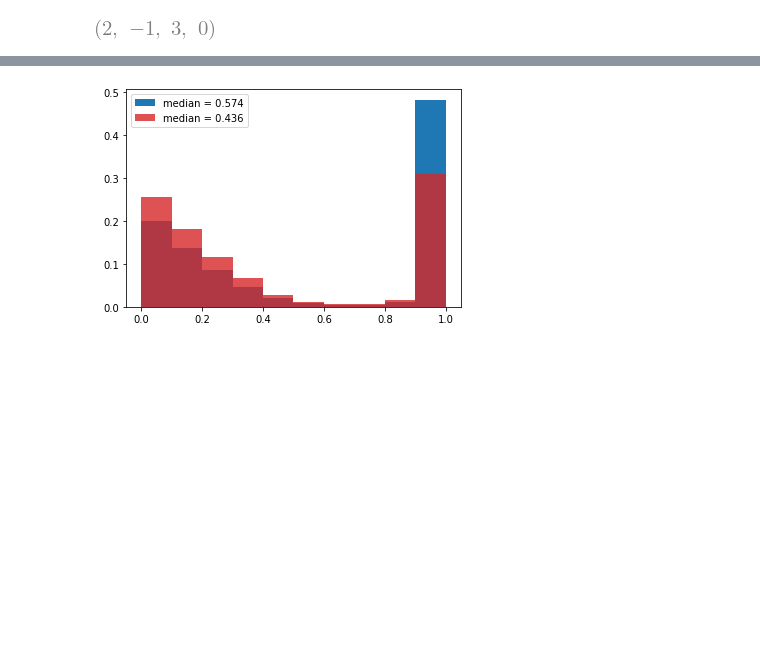
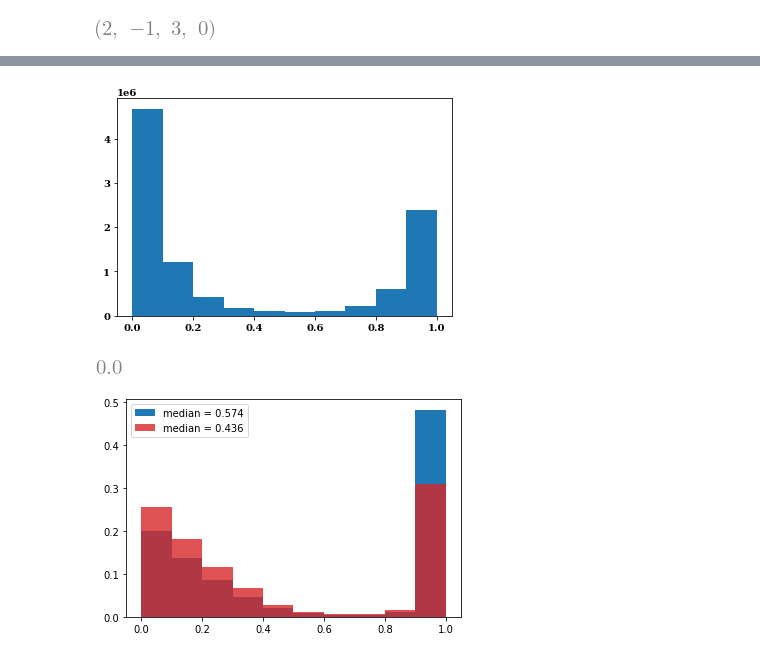
Before and after one commit to Nikoleta-v3/evolution-of-cooperation-with-limited-updating-payoff-memory, a Jupyter notebook: nbs/Numerical results.ipynb, the cells around one changed output, grey strips where cells are left out. Saved outputs shown, nothing was run; the diff lists cells and outputs as text; code cells hidden in the pictures; blank space fills up the shorter version.

```diff
--- a/Numerical results.ipynb
+++ b/nbs/Numerical results.ipynb
@@ -352,0 +309,10 @@ fig.savefig("static/expected_and_stochastic_for_donation_game.pdf", )
+# %%
+exp_coops = []
+for value, times in zip(exp['average cooperation rate'], exp['frequencies']):
+    for _ in range(times):
+        exp_coops.append(value)
+# %%
+stoch_coops = []
+for value, times in zip(stoch['average cooperation rate'], stoch['frequencies']):
+    for _ in range(times):
+        stoch_coops.append(value)
@@ -352,0 +323,4 @@ fig.savefig("static/expected_and_stochastic_for_donation_game.pdf", )
+# %%
+plt.hist(stoch_coops);
+# %% [output]
+[figure, added]
@@ -353,3 +329,7 @@ fig.savefig("static/expected_and_stochastic_for_donation_game.pdf", )
+# %%
+pStat
+# %% [output]
+[figure, added]
 # %%
 fig, ax = plt.subplots()
 
```
Also changed, not shown: parts of 21 cells of this notebook, 3 other files.
